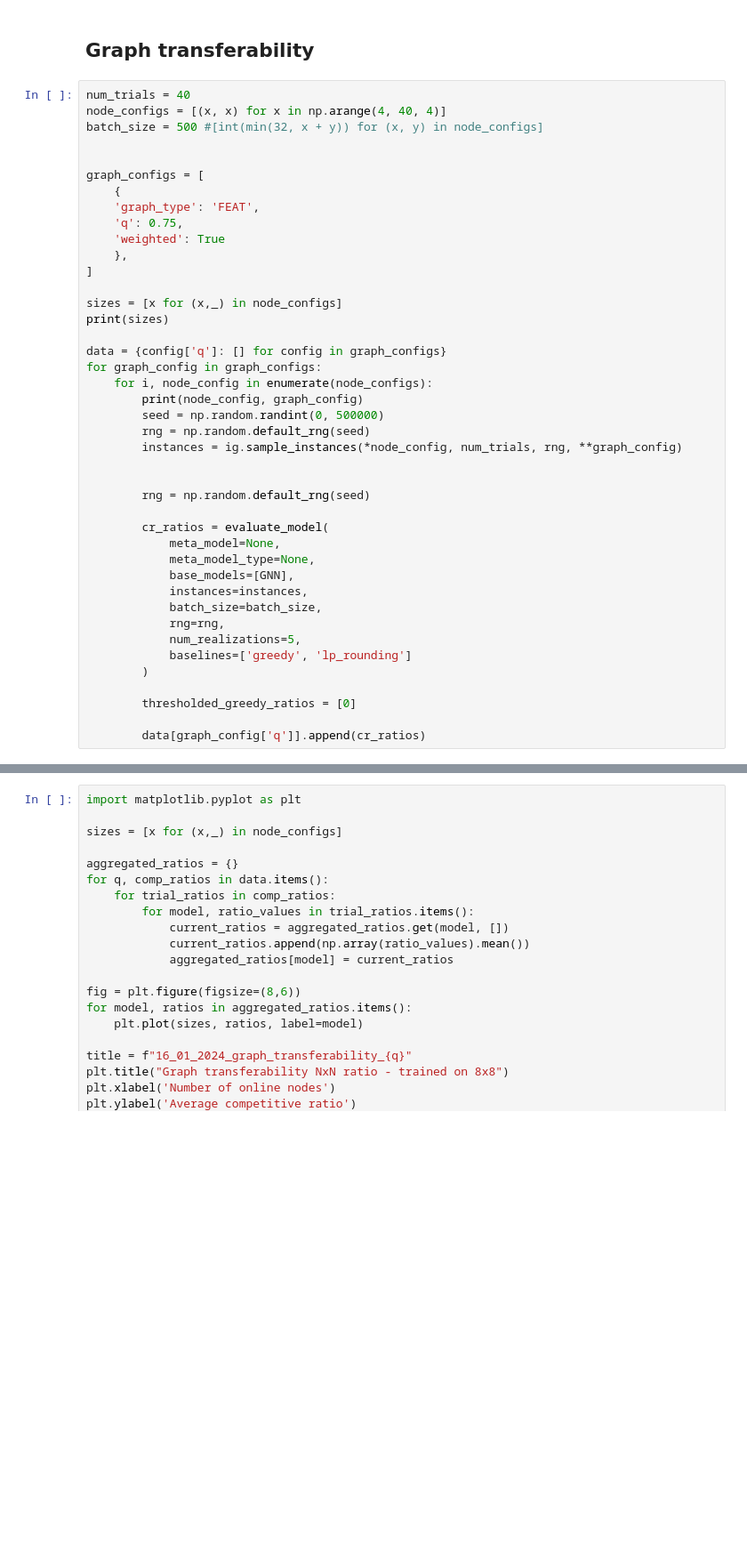
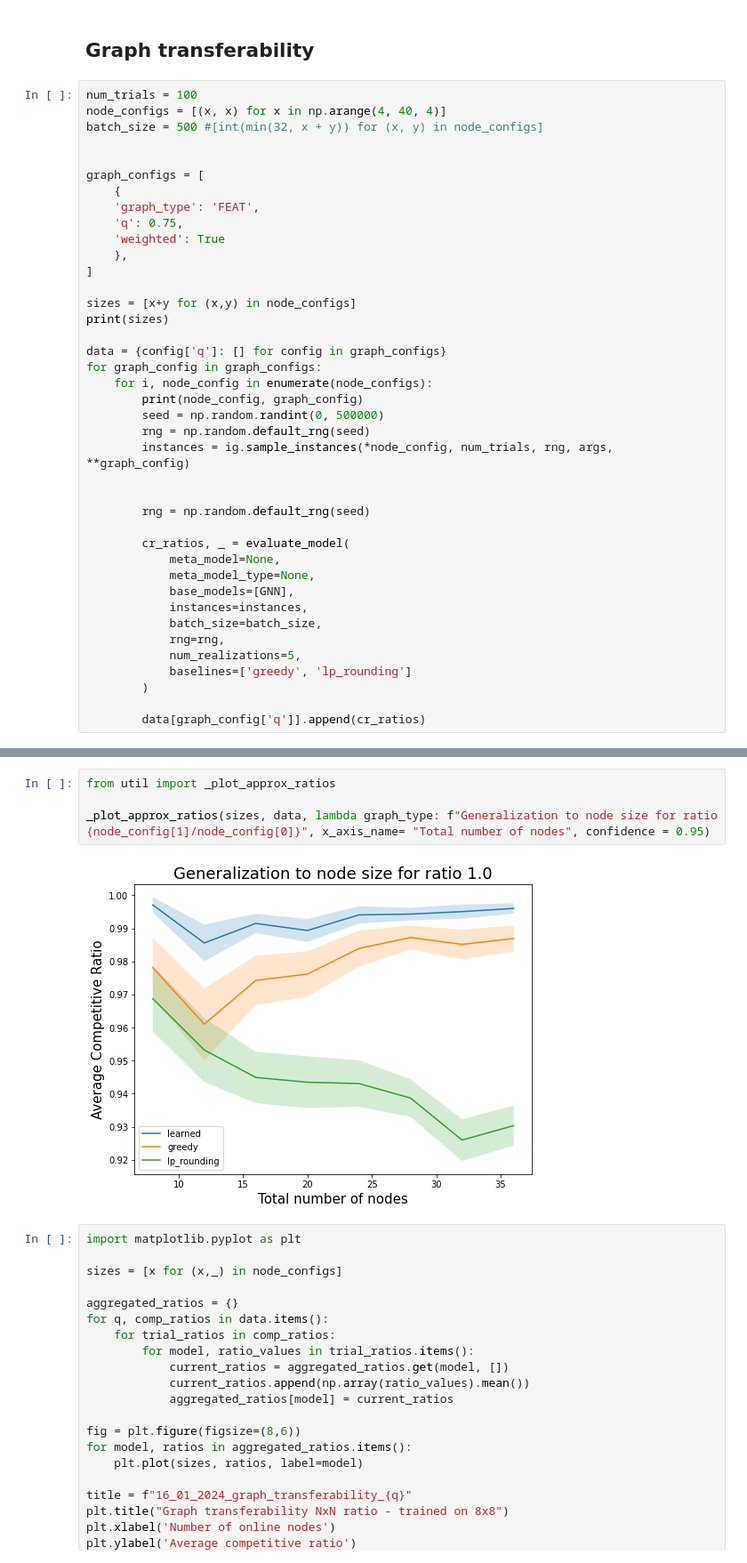
Before and after one commit to anders-wikum/GNN-OBM, a Jupyter notebook: notebooks/base_learner.ipynb, the cells around one changed output, grey strips where cells are left out. Shown: that part at 89% size. Saved outputs shown, nothing was run; the diff lists cells and outputs as text; blank space fills up the shorter version.

```diff
--- a/notebooks/base_learner.ipynb
+++ b/notebooks/base_learner.ipynb
@@ -939,7 +1019,7 @@ for city, comp_ratios in data.items():
 # %% [markdown]
 ## Graph transferability
 # %%
-num_trials = 40
+num_trials = 100
 node_configs = [(x, x) for x in np.arange(4, 40, 4)]
 batch_size = 500 #[int(min(32, x + y)) for (x, y) in node_configs]
 
@@ -952,7 +1032,7 @@ graph_configs = [
     },
 ]
 
-sizes = [x for (x,_) in node_configs]
+sizes = [x+y for (x,y) in node_configs]
 print(sizes)
 
 data = {config['q']: [] for config in graph_configs}
@@ -961,12 +1041,12 @@ for graph_config in graph_configs:
         print(node_config, graph_config)
         seed = np.random.randint(0, 500000)
         rng = np.random.default_rng(seed)
-        instances = ig.sample_instances(*node_config, num_trials, rng, **graph_config)
+        instances = ig.sample_instances(*node_config, num_trials, rng, args, **graph_config)
 
 
         rng = np.random.default_rng(seed)
 
-        cr_ratios = evaluate_model(
+        cr_ratios, _ = evaluate_model(
             meta_model=None,
             meta_model_type=None,
             base_models=[GNN],
@@ -977,6 +1057,4 @@ for graph_config in graph_configs:
             baselines=['greedy', 'lp_rounding']
         )
 
-        thresholded_greedy_ratios = [0]
-
         data[graph_config['q']].append(cr_ratios)
@@ -983,3 +1072,9 @@ for graph_config in graph_configs:
+# %%
+from util import _plot_approx_ratios
+
+_plot_approx_ratios(sizes, data, lambda graph_type: f"Generalization to node size for ratio {node_config[1]/node_config[0]}", x_axis_name= "Total number of nodes", confidence = 0.95)
+# %% [output]
+[figure, added]
 # %%
 import matplotlib.pyplot as plt
 
```
Also changed, not shown: parts of 17 cells of this notebook, 9 other files.
